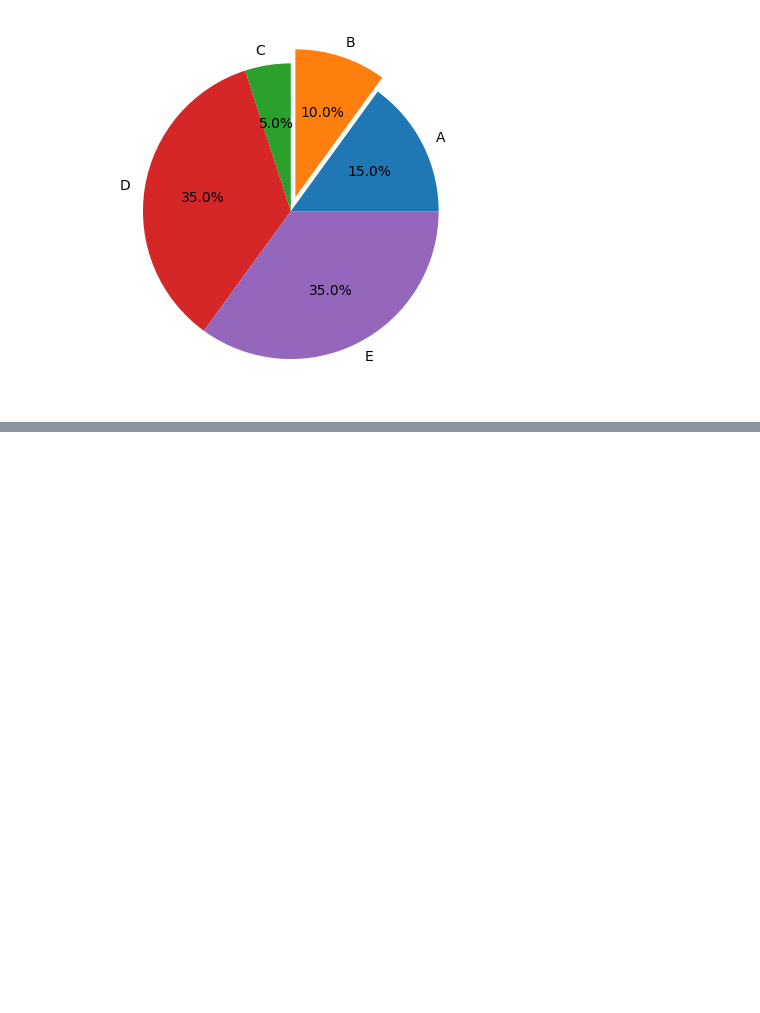
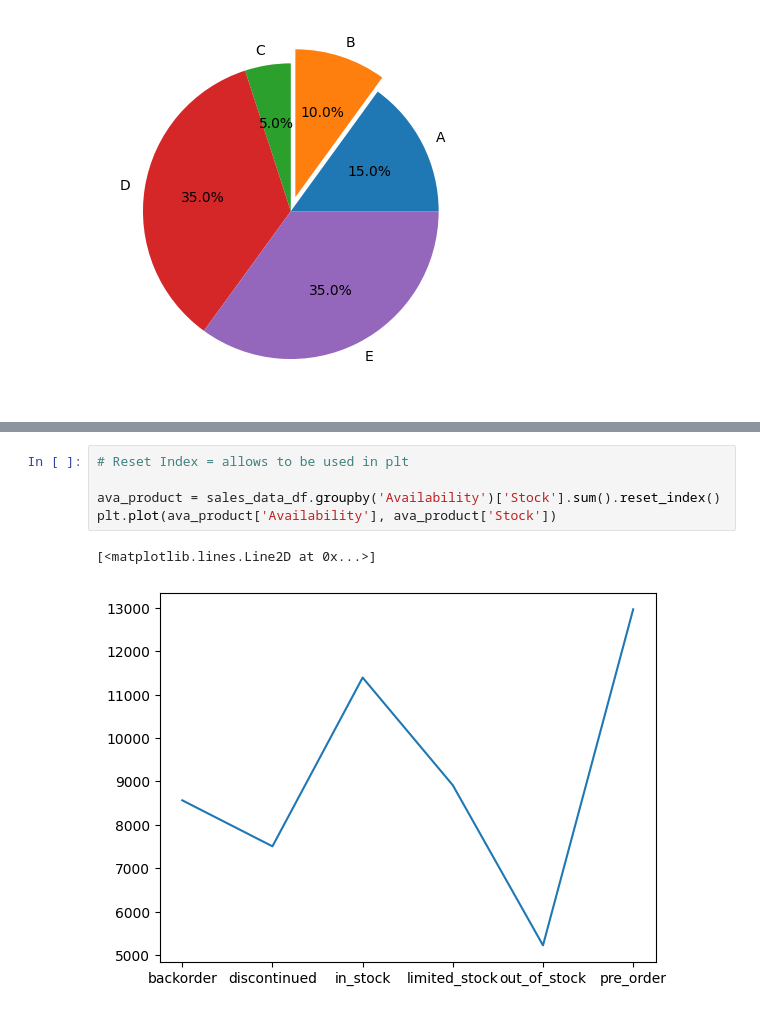
Before and after one commit to Shivam-dev-here/data-analysis-with-python, a Jupyter notebook: 03-Matplot/01-python.ipynb, the cells around one changed output, grey strips where cells are left out. Cells and saved outputs as stored; diff of their text form; blank space fills up the shorter version.

```diff
--- a/03-Matplot/01-python.ipynb
+++ b/03-Matplot/01-python.ipynb
@@ -146,0 +182,8 @@ plt.pie(sizes, labels=labels, autopct="%1.1f%%", explode=explode)
+# %%
+# Reset Index = allows to be used in plt
+
+ava_product = sales_data_df.groupby('Availability')['Stock'].sum().reset_index()
+plt.plot(ava_product['Availability'], ava_product['Stock'])
+# %% [output]
+[<matplotlib.lines.Line2D at 0x...>]
+[figure, added]
```
Also changed, not shown: parts of 5 cells of this notebook, 1 other file.
